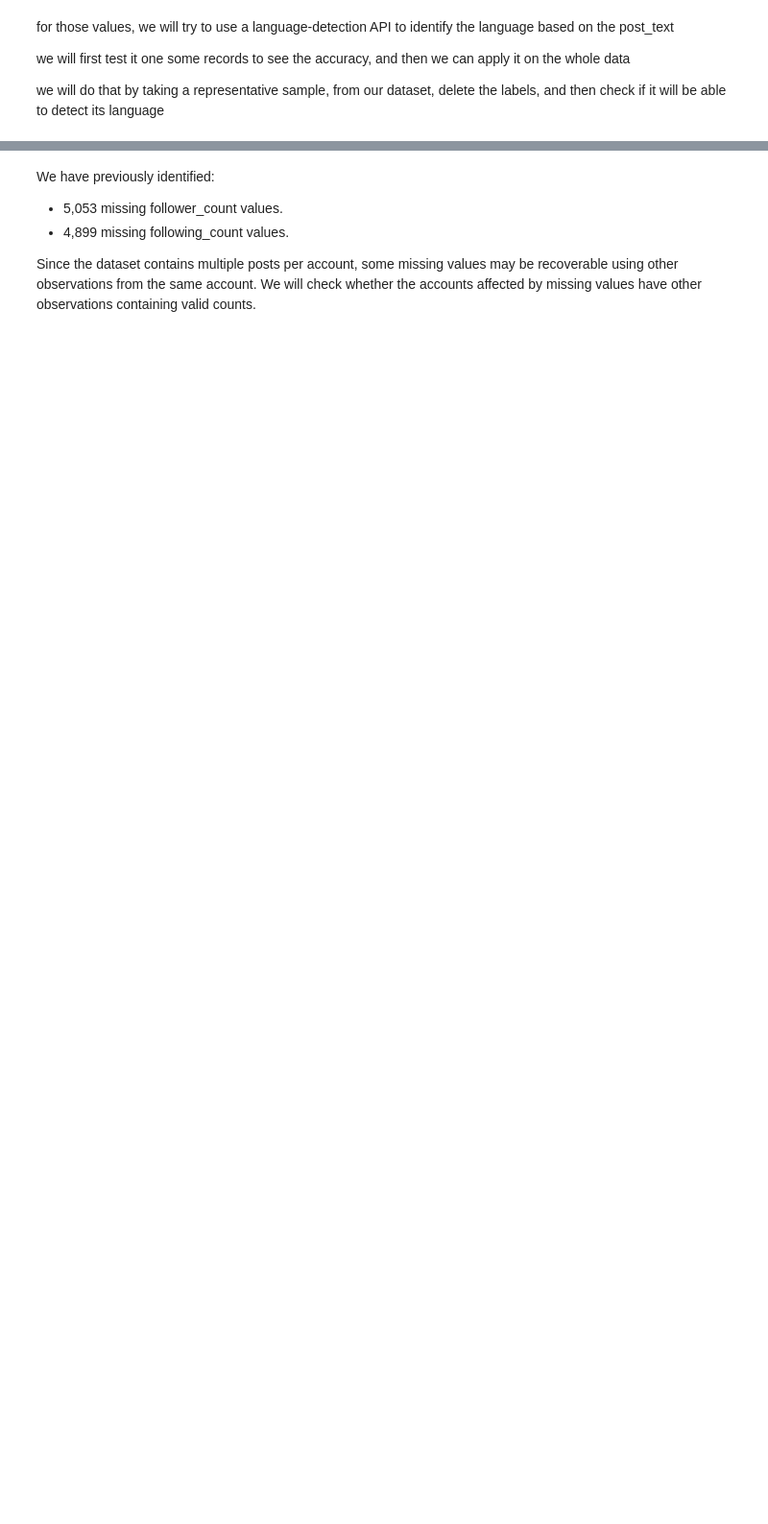
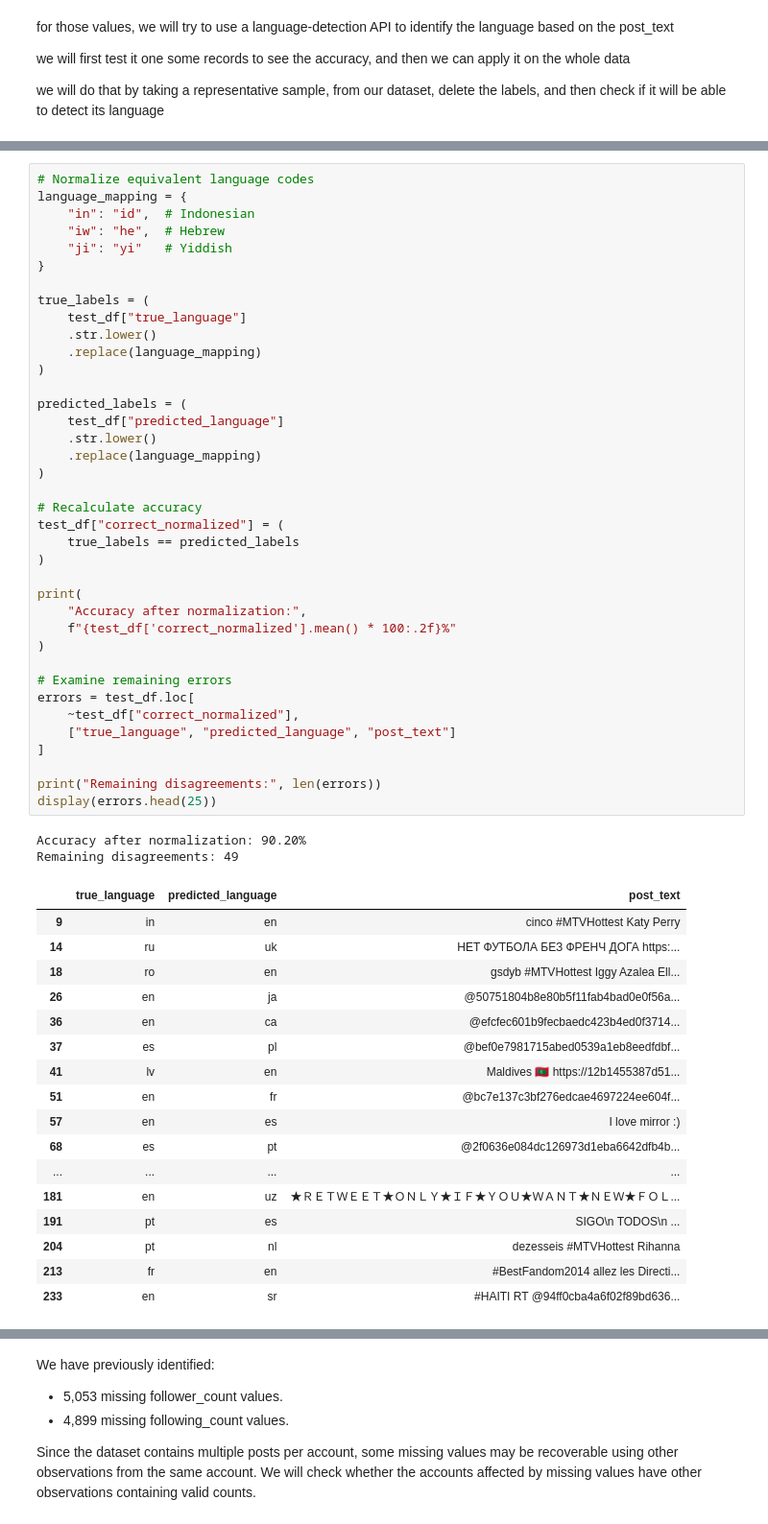
Before and after one commit to OsamaAawad/Data-Mining-Project-, a Jupyter notebook: notebooks/02-dataQualityAssessment.ipynb, the cells around one changed output, grey strips where cells are left out. Shown at 96% size. Saved outputs shown, nothing was run; the diff lists cells and outputs as text; blank space fills up the shorter version.

```diff
--- a/notebooks/02-dataQualityAssessment.ipynb
+++ b/notebooks/02-dataQualityAssessment.ipynb
@@ -1629,0 +1822,58 @@ API key found: True
+# %%
+# Normalize equivalent language codes
+language_mapping = {
+    "in": "id",  # Indonesian
+    "iw": "he",  # Hebrew
+    "ji": "yi"   # Yiddish
+}
+
+true_labels = (
+    test_df["true_language"]
+    .str.lower()
+    .replace(language_mapping)
+)
+
+predicted_labels = (
+    test_df["predicted_language"]
+    .str.lower()
+    .replace(language_mapping)
+)
+
+# Recalculate accuracy
+test_df["correct_normalized"] = (
+    true_labels == predicted_labels
+)
+
+print(
+    "Accuracy after normalization:",
+    f"{test_df['correct_normalized'].mean() * 100:.2f}%"
+)
+
+# Examine remaining errors
+errors = test_df.loc[
+    ~test_df["correct_normalized"],
+    ["true_language", "predicted_language", "post_text"]
+]
+
+print("Remaining disagreements:", len(errors))
+display(errors.head(25))
+# %% [output]
+Accuracy after normalization: 90.20%
+Remaining disagreements: 49
+|  | true_language | predicted_language | post_text |
+| 9 | in | en | cinco #MTVHottest Katy Perry |
+| 14 | ru | uk | НЕТ ФУТБОЛА БЕЗ ФРЕНЧ ДОГА https:... |
+| 18 | ro | en | gsdyb #MTVHottest Iggy Azalea Ell... |
+| 26 | en | ja | @50751804b8e80b5f11fab4bad0e0f56a... |
+| 36 | en | ca | @efcfec601b9fecbaedc423b4ed0f3714... |
+| 37 | es | pl | @bef0e7981715abed0539a1eb8eedfdbf... |
+| 41 | lv | en | Maldives 🇲🇻 https://12b1455387d51... |
+| 51 | en | fr | @bc7e137c3bf276edcae4697224ee604f... |
+| 57 | en | es | I love mirror :) |
+| 68 | es | pt | @2f0636e084dc126973d1eba6642dfb4b... |
+| ... | ... | ... | ... |
+| 181 | en | uz | ★ＲＥＴＷＥＥＴ★ＯＮＬＹ★ＩＦ★ＹＯＵ★ＷＡＮＴ★ＮＥＷ★ＦＯＬ... |
+| 191 | pt | es | SIGO\n TODOS\n ... |
+| 204 | pt | nl | dezesseis #MTVHottest Rihanna |
+| 213 | fr | en | #BestFandom2014 allez les Directi... |
+| 233 | en | sr | #HAITI RT @94ff0cba4a6f02f89bd636... |
```
Also changed, not shown: parts of 54 cells of this notebook, 3 other files.
